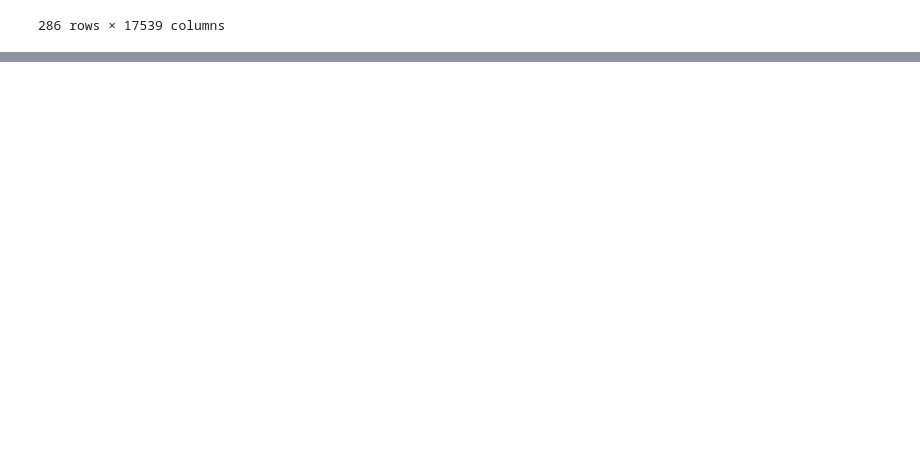
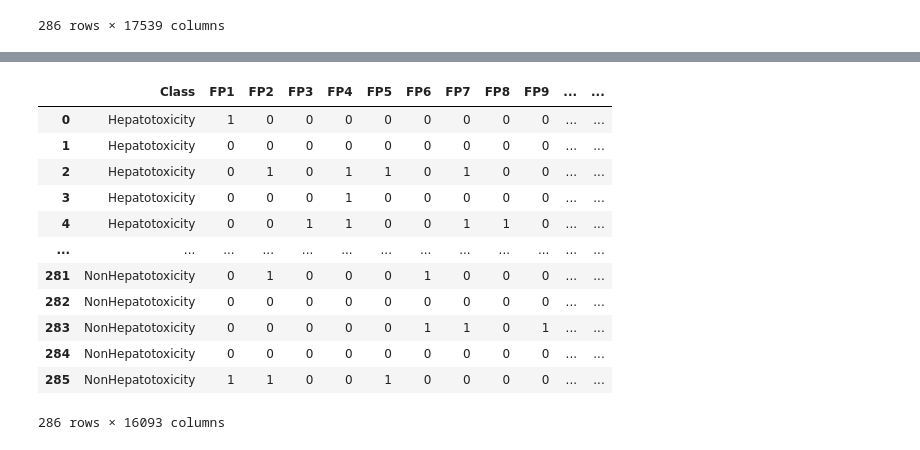
Before and after one commit to ongxuanhong/dili-drug-liver-interaction, a Jupyter notebook: 01.1_molecular.ipynb, the cells around one changed output, grey strips where cells are left out. Drawn from its saved outputs; the diff is of its cells as text; code cells hidden in the pictures; blank space fills up the shorter version.

```diff
--- a/01.1_molecular.ipynb
+++ b/01.1_molecular.ipynb
@@ -570,0 +628,17 @@ pd_final.to_parquet("data/testing_class_2d.parquet", compression="gzip")
+# %%
+pd_data2_parquet = pd.read_parquet("data/testing_class.parquet")
+pd_data2_parquet
+# %% [output]
+|  | Class | FP1 | FP2 | FP3 | FP4 | FP5 | FP6 | FP7 | FP8 | FP9 | ... | ... |
+| 0 | Hepatotoxicity | 1 | 0 | 0 | 0 | 0 | 0 | 0 | 0 | 0 | ... | ... |
+| 1 | Hepatotoxicity | 0 | 0 | 0 | 0 | 0 | 0 | 0 | 0 | 0 | ... | ... |
+| 2 | Hepatotoxicity | 0 | 1 | 0 | 1 | 1 | 0 | 1 | 0 | 0 | ... | ... |
+| 3 | Hepatotoxicity | 0 | 0 | 0 | 1 | 0 | 0 | 0 | 0 | 0 | ... | ... |
+| 4 | Hepatotoxicity | 0 | 0 | 1 | 1 | 0 | 0 | 1 | 1 | 0 | ... | ... |
+| ... | ... | ... | ... | ... | ... | ... | ... | ... | ... | ... | ... | ... |
+| 281 | NonHepatotoxicity | 0 | 1 | 0 | 0 | 0 | 1 | 0 | 0 | 0 | ... | ... |
+| 282 | NonHepatotoxicity | 0 | 0 | 0 | 0 | 0 | 0 | 0 | 0 | 0 | ... | ... |
+| 283 | NonHepatotoxicity | 0 | 0 | 0 | 0 | 0 | 1 | 1 | 0 | 1 | ... | ... |
+| 284 | NonHepatotoxicity | 0 | 0 | 0 | 0 | 0 | 0 | 0 | 0 | 0 | ... | ... |
+| 285 | NonHepatotoxicity | 1 | 1 | 0 | 0 | 1 | 0 | 0 | 0 | 0 | ... | ... |
+286 rows × 16093 columns
```
Also changed, not shown: parts of 16 cells of this notebook, 6 other files.
